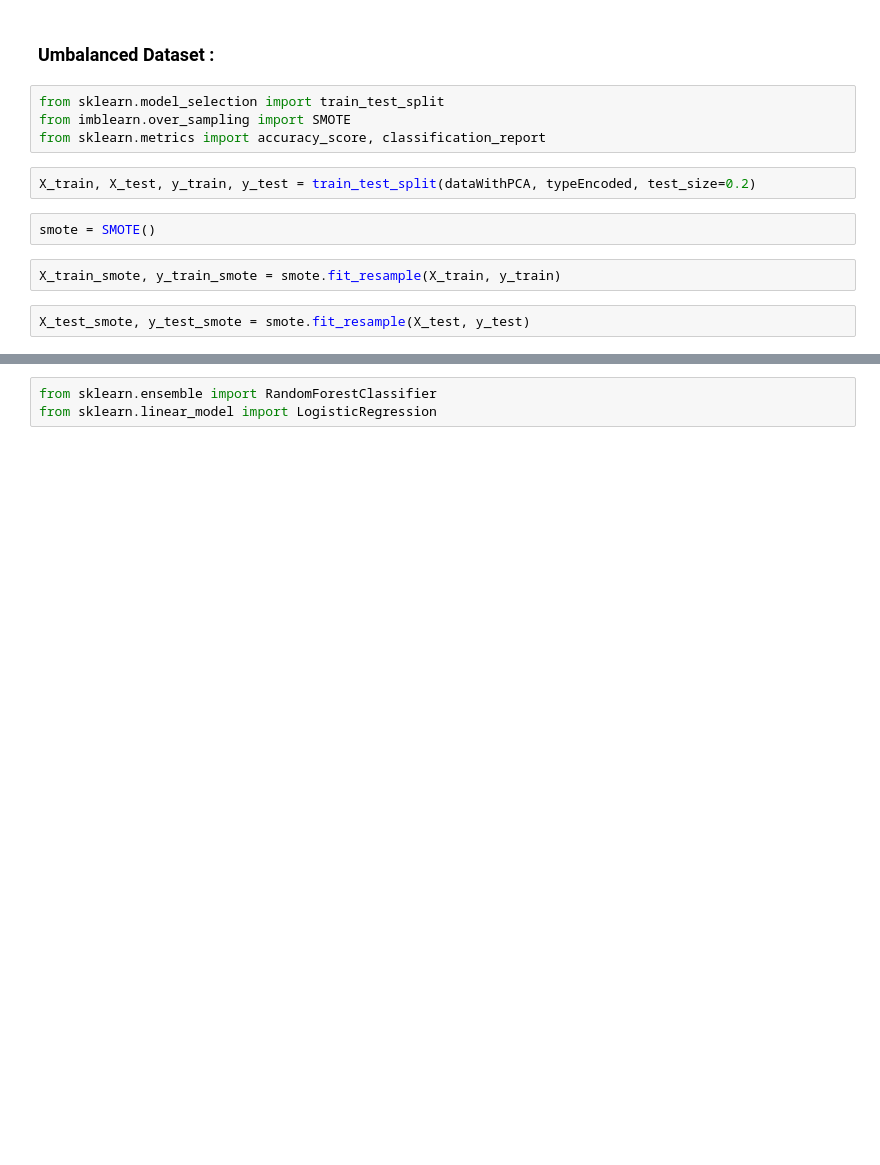
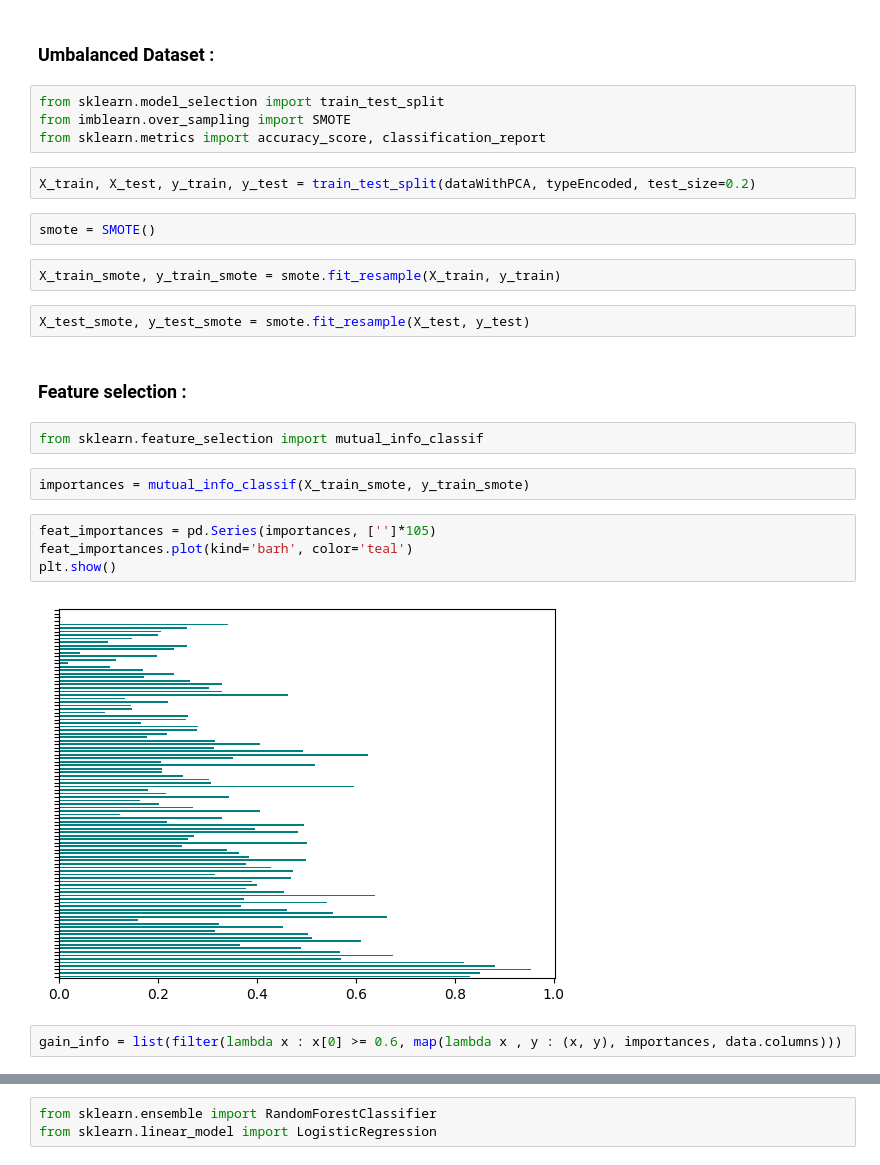
Before and after one commit to anas1IA/Windows_attack10, a Jupyter notebook: project/TON_IoT_Attack_Windows_3.ipynb, the cells around one changed output, grey strips where cells are left out. Drawn from its saved outputs; the diff is of its cells as text; blank space fills up the shorter version.

```diff
--- a/project/TON_IoT_Attack_Windows_3.ipynb
+++ b/project/TON_IoT_Attack_Windows_3.ipynb
@@ -385,3 +404,17 @@ smote = SMOTE()
 X_train_smote, y_train_smote = smote.fit_resample(X_train, y_train)
 # %%
 X_test_smote, y_test_smote = smote.fit_resample(X_test, y_test)
+# %% [markdown]
+### Feature selection :
+# %%
+from sklearn.feature_selection import mutual_info_classif
+# %%
+importances = mutual_info_classif(X_train_smote, y_train_smote)
+# %%
+feat_importances = pd.Series(importances, ['']*105)
+feat_importances.plot(kind='barh', color='teal')
+plt.show()
+# %% [output]
+[figure, added]
+# %%
+gain_info = list(filter(lambda x : x[0] >= 0.6, map(lambda x , y : (x, y), importances, data.columns)))
```
Also changed, not shown: parts of 13 cells of this notebook.
